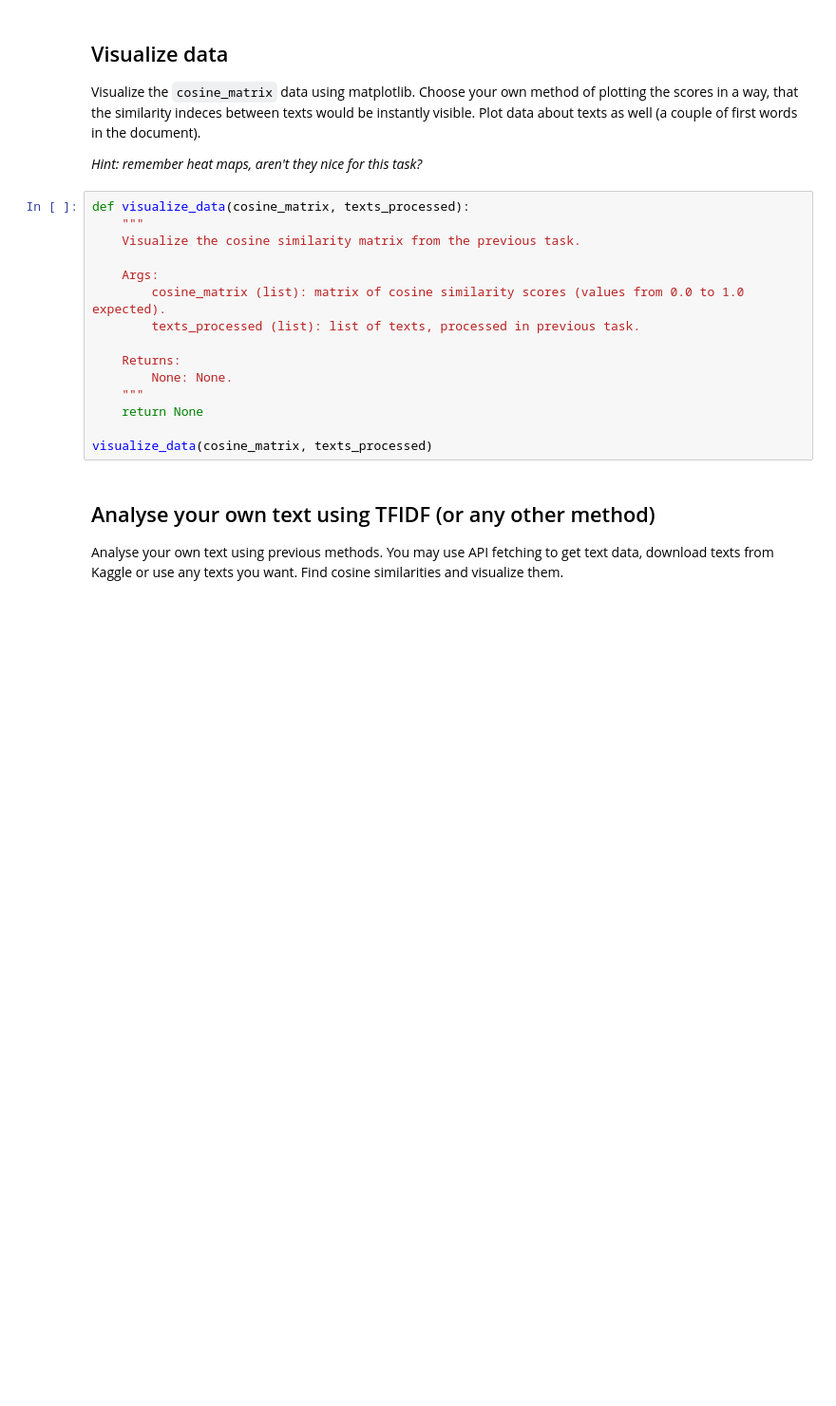
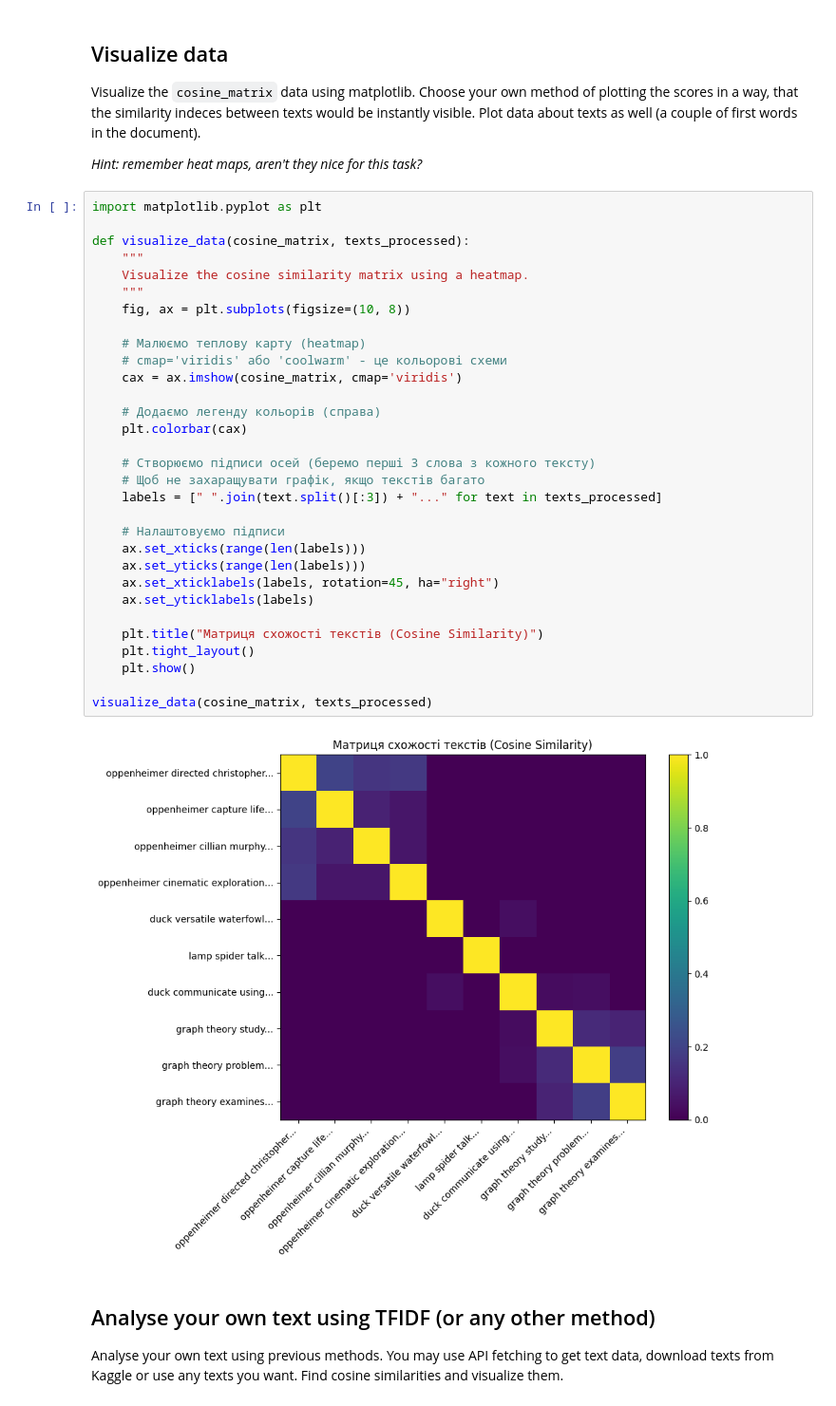
Before and after one commit to chnu-sci-tech/assignment-2-text-processing-and-nlp-mv-boop, a Jupyter notebook: tasks.ipynb, the cells around one changed output. Shown: that part at 95% size. Cells and saved outputs as stored; diff of their text form; blank space fills up the shorter version.

Commit message:
Completed : Cosine matrix visualization

```diff
--- a/tasks.ipynb
+++ b/tasks.ipynb
@@ -196,21 +227,39 @@ ModuleNotFoundError: No module named 'sklearn'
 Visualize the `cosine_matrix` data using matplotlib. Choose your own method of plotting the scores in a way, that the similarity indeces between texts would be instantly visible. Plot data about texts as well (a couple of first words in the document).
 
 *Hint: remember heat maps, aren't they nice for this task?*
-# %%
-def visualize_data(cosine_matrix, texts_processed):
-    """
-    Visualize the cosine similarity matrix from the previous task.
-
-    Args:
-        cosine_matrix (list): matrix of cosine similarity scores (values from 0.0 to 1.0 expected).
-        texts_processed (list): list of texts, processed in previous task.
-
-    Returns:
-        None: None.
-    """
-    return None
-
-visualize_data(cosine_matrix, texts_processed)
+# %%
+import matplotlib.pyplot as plt
+
+def visualize_data(cosine_matrix, texts_processed):
+    """
+    Visualize the cosine similarity matrix using a heatmap.
+    """
+    fig, ax = plt.subplots(figsize=(10, 8))
+
+    # Малюємо теплову карту (heatmap)
+    # cmap='viridis' або 'coolwarm' - це кольорові схеми
+    cax = ax.imshow(cosine_matrix, cmap='viridis')
+
+    # Додаємо легенду кольорів (справа)
+    plt.colorbar(cax)
+
+    # Створюємо підписи осей (беремо перші 3 слова з кожного тексту)
+    # Щоб не захаращувати графік, якщо текстів багато
+    labels = [" ".join(text.split()[:3]) + "..." for text in texts_processed]
+
+    # Налаштовуємо підписи
+    ax.set_xticks(range(len(labels)))
+    ax.set_yticks(range(len(labels)))
+    ax.set_xticklabels(labels, rotation=45, ha="right")
+    ax.set_yticklabels(labels)
+
+    plt.title("Матриця схожості текстів (Cosine Similarity)")
+    plt.tight_layout()
+    plt.show()
+
+visualize_data(cosine_matrix, texts_processed)
+# %% [output]
+[figure, added]
 # %% [markdown]
 ## Analyse your own text using TFIDF (or any other method)
 
```
Also changed, not shown: parts of 3 cells of this notebook.
